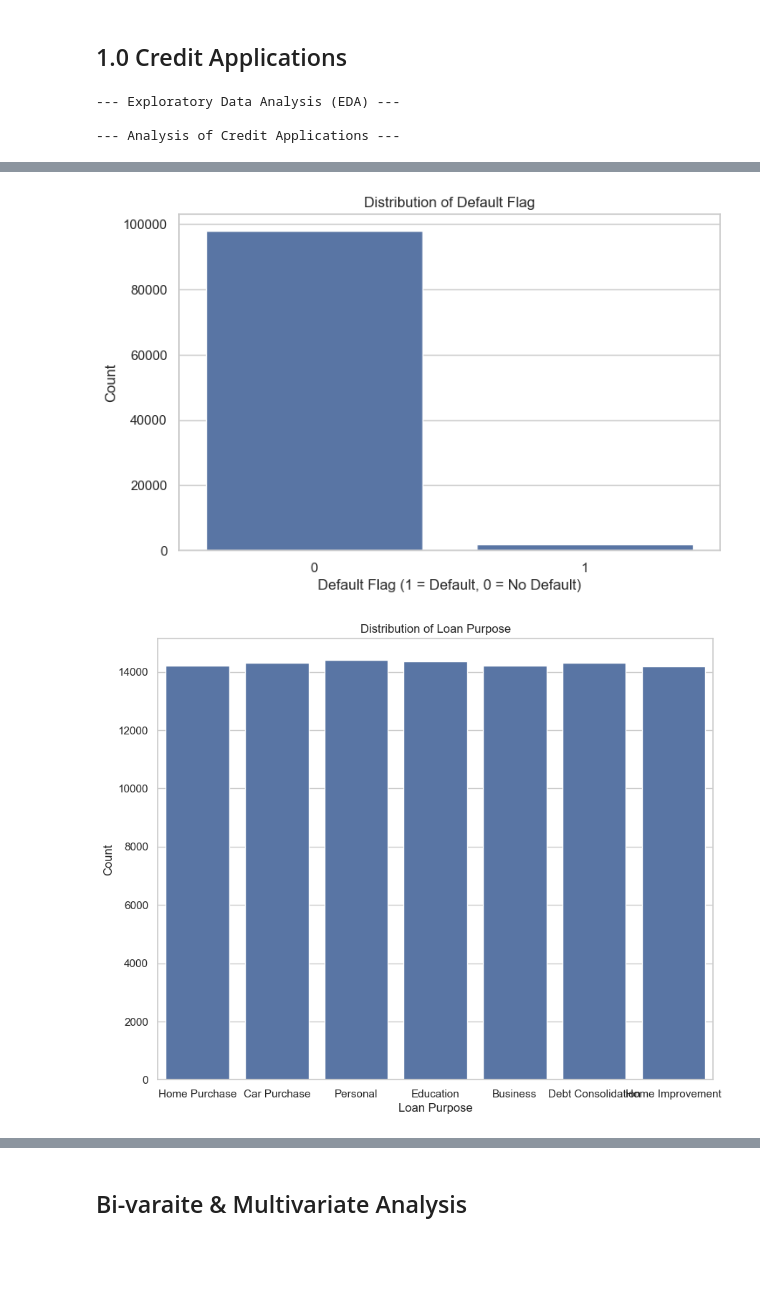
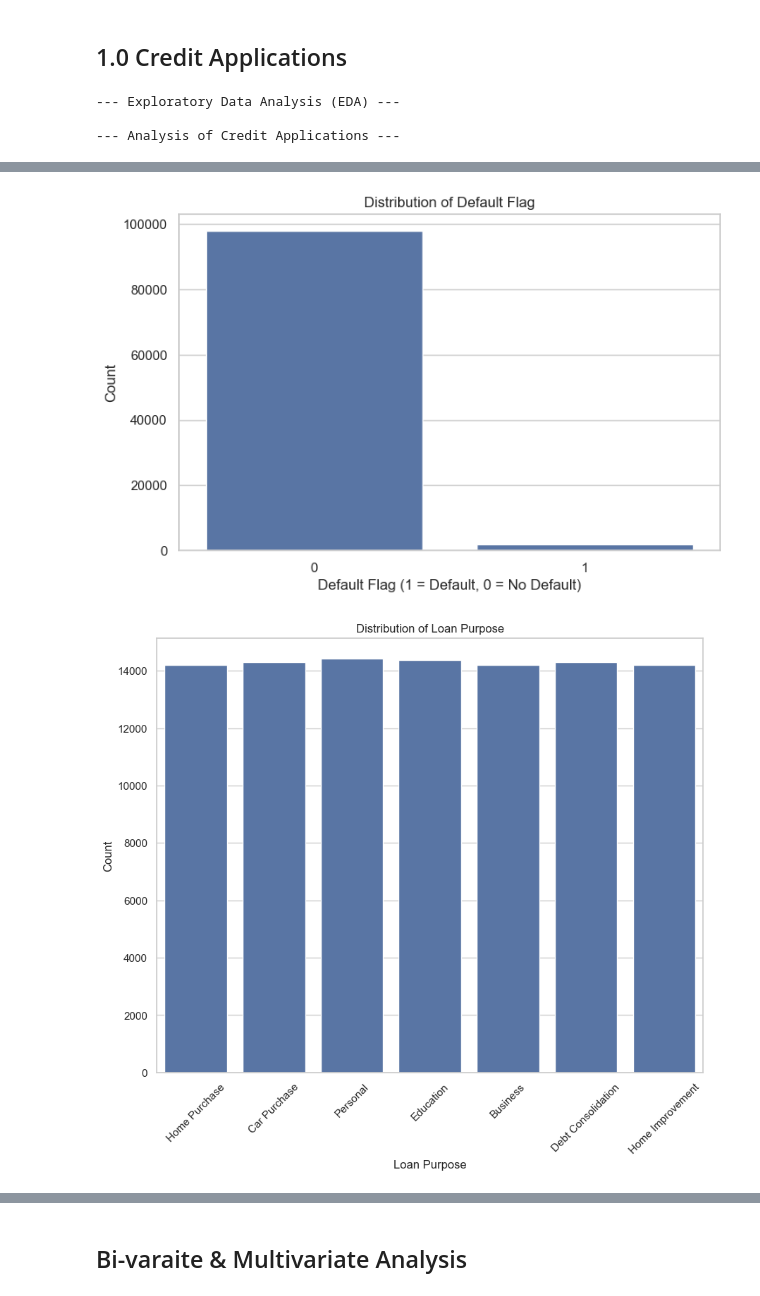
Before and after one commit to KennyOgun/FinRisk-ai-internship, a Jupyter notebook: notebooks/01_data_exploration.ipynb, the cells around one changed output, grey strips where cells are left out. Saved outputs shown, nothing was run; the diff lists cells and outputs as text; code cells hidden in the pictures; blank space fills up the shorter version.

```diff
--- a/notebooks/01_data_exploration.ipynb
+++ b/notebooks/01_data_exploration.ipynb
@@ -114,12 +126,13 @@ print("--- Exploratory Data Analysis (EDA) ---")
 # --- 4.1 Credit Applications Analysis ---
 print("\n--- Analysis of Credit Applications ---")
 
-# Plot distribution of loan amount
+# Plot distribution of loan amount, x-axis should range 0 -1500000
 plt.figure(figsize=(10, 6))
 sns.histplot(credit_applications['loan_amount'], kde=True, bins=50)
 plt.title('Distribution of Loan Amount')
 plt.xlabel('Loan Amount')
 plt.ylabel('Frequency')
+plt.xlim(0, 1500000)
 plt.show()
 
 # Plot application status
@@ -138,13 +151,13 @@ plt.xlabel('Default Flag (1 = Default, 0 = No Default)')
 plt.ylabel('Count')
 plt.show()
 
-# Plot loan purpose
+# Plot loan purpose, x-lables rotated for better visibility
 plt.figure(figsize=(10, 8))
 sns.countplot(x='loan_purpose', data=credit_applications)
 plt.title('Distribution of Loan Purpose')
 plt.xlabel('Loan Purpose')
 plt.ylabel('Count')
-plt.show()
+plt.xticks(rotation=45)
 
 # Plot employment status
 plt.figure(figsize=(10, 8))
@@ -160,6 +173,7 @@ sns.histplot(credit_applications['annual_income'], kde=True, bins=50)
 plt.title('Distribution of Annual Income')
 plt.xlabel('Annual Income')
 plt.ylabel('Frequency')
+plt.xlim(0, 50000)
 plt.show()
 
 # Plot debt-to-income ratio
@@ -168,6 +182,7 @@ sns.histplot(credit_applications['debt_to_income_ratio'], kde=True, bins=50)
 plt.title('Distribution of Debt-to-Income Ratio')
 plt.xlabel('Debt-to-Income Ratio')
 plt.ylabel('Frequency')
+plt.xlim(0, 100)
 plt.show()
 
 # Plot credit score
@@ -185,4 +200,4 @@ plt.show()
 [figure]
 [figure]
-[figure, old version]
+[figure, new version]
 [figure]
```
Also changed, not shown: parts of 10 cells of this notebook, 4 other files.
